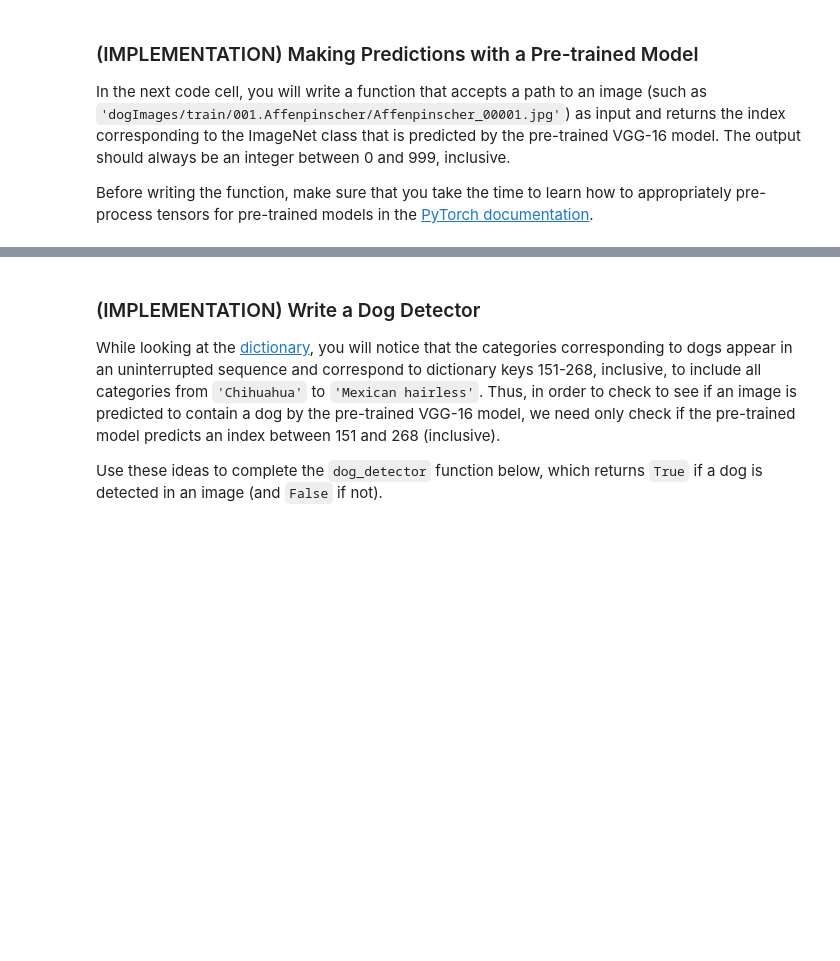
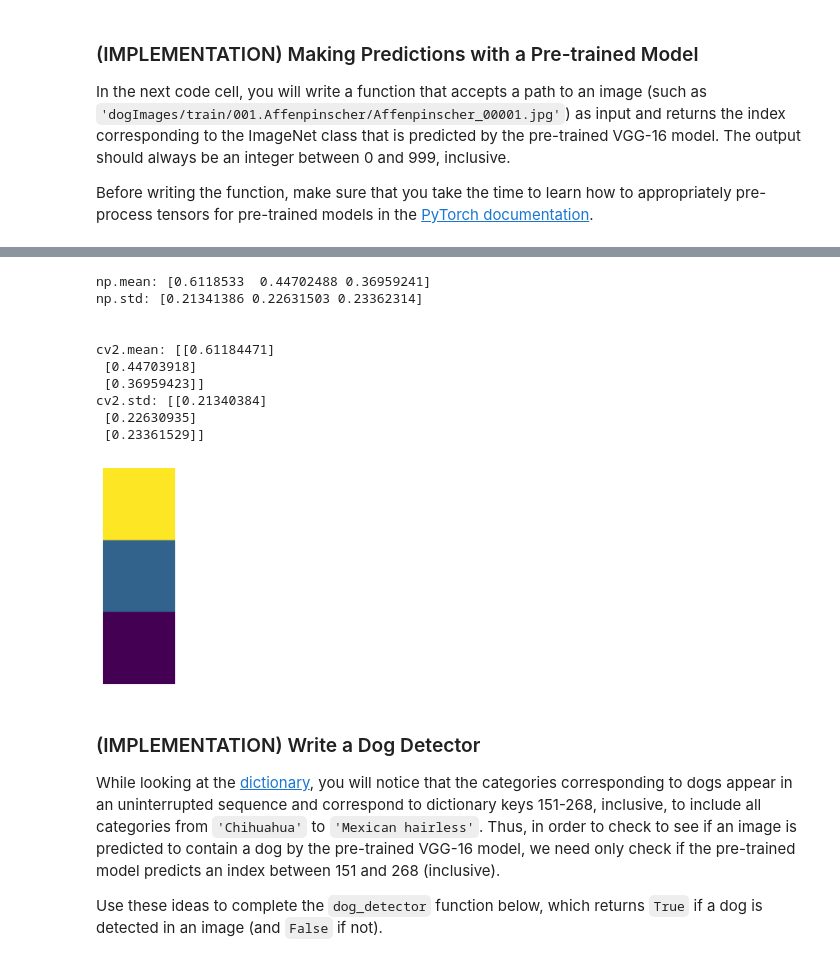
Before and after one commit to justinbellucci/dog_breed_classifier_app, a Jupyter notebook: dog_app.ipynb, the cells around one changed output, grey strips where cells are left out. Saved outputs shown, nothing was run; the diff lists cells and outputs as text; code cells hidden in the pictures; blank space fills up the shorter version.

```diff
--- a/dog_app.ipynb
+++ b/dog_app.ipynb
@@ -394,28 +451,83 @@ Before writing the function, make sure that you take the time to learn  how to a
 # %%
 from PIL import Image
 import torchvision.transforms as transforms
 
 # Set PIL to be tolerant of image files that are truncated.
 from PIL import ImageFile
 ImageFile.LOAD_TRUNCATED_IMAGES = True
+
+def process_image(image):
+    """Scales, crops (224 x 224 px), and normalizes a PIL image for a
+       Pytorch model.
+
+       Arguments:
+       - jpg image
+
+       Returns:
+       - Normalized Pytorch Tensor (image)
+    """
+    dim = 224
+
+    # resize image
+    im = Image.open(image)
+    width, height = im.size
+    if width > heigth:
+        ratio = width/height
+        im.thumbnail((ratio*256, 256))
+    elif height > width:
+        ratio = height/width
+        im.thumbnail(256, ratio)
+    new_width, new_height = im.size
+
+    # crop image around center
+    left = (new_width - dim)/2
+    top = (new_height - dim)/2
+    right = (new_width + dim)/2
+    bottom = (new_height + dim)/2
+    im = im.crop((left, top, right, bottom))
+
+    # convert to a np.array and divide by the color channel (int max)
+    np_image = np.array(im)/255
+
+    # normalize color channels
+    mean = np.mean(np_image, axis=(0, 1))
+    std = np.std(np_image, axis=(0, 1))
+    image = (np_image - mean)/std
+
+    # convert to a Tensor - reorder color channel so it is first. Torch requirement
+    image = torch.FloatTensor(image.transpose(2, 0, 1))
+
+    return image
 
 def VGG16_predict(img_path):
     '''
     Use pre-trained VGG-16 model to obtain index corresponding to
     predicted ImageNet class for image at specified path
 
     Args:
         img_path: path to an image
 
     Returns:
         Index corresponding to VGG-16 model's prediction
     '''
 
     ## TODO: Complete the function.
     ## Load and pre-process an image from the given img_path
     ## Return the *index* of the predicted class for that image
 
     return None # predicted class index
+# %% [output]
+np.mean: [0.6118533  0.44702488 0.36959241]
+np.std: [0.21341386 0.22631503 0.23362314]
+
+
+cv2.mean: [[0.61184471]
+ [0.44703918]
+ [0.36959423]]
+cv2.std: [[0.21340384]
+ [0.22630935]
+ [0.23361529]]
+[figure, added]
 # %% [markdown]
 ### (IMPLEMENTATION) Write a Dog Detector
 
```
Also changed, not shown: parts of 3 cells of this notebook.
